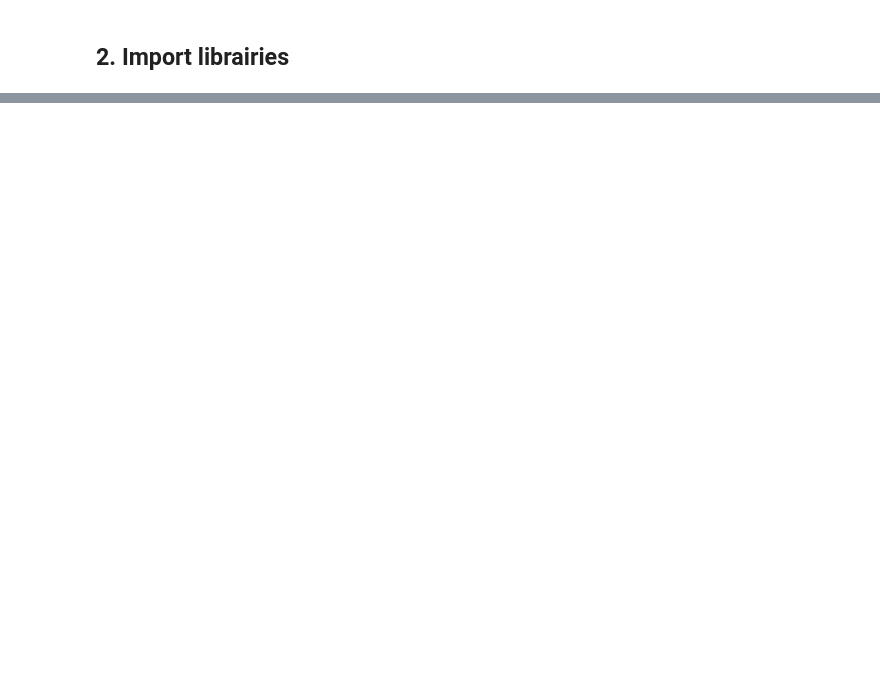
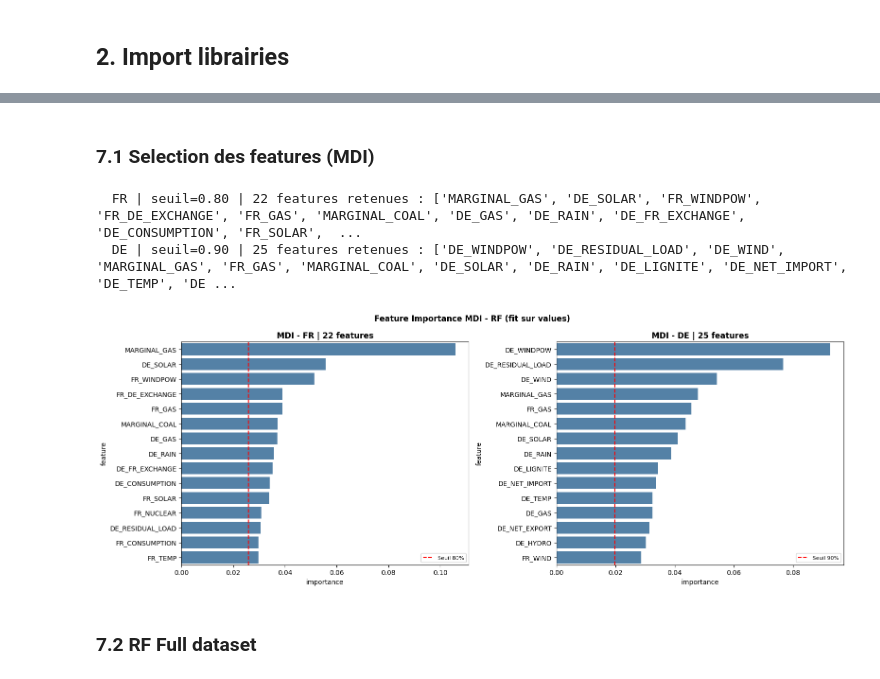
Before and after one commit to hugoser10/explaining-electricity-prices, a Jupyter notebook: main.ipynb, the cells around one changed output, grey strips where cells are left out. Drawn from its saved outputs; the diff is of its cells as text; code cells hidden in the pictures; blank space fills up the shorter version.

```diff
--- a/main.ipynb
+++ b/main.ipynb
@@ -1862,0 +665,70 @@ Les principaux enseignements :
+# %% [markdown]
+### 7.1 Selection des features (MDI)
+# %%
+THRESHOLDS = np.arange(0.50, 1.00, 0.05)
+N_ITER     = 30
+
+def select_features_mdi(X, y, thresholds=THRESHOLDS, label=''):
+    '''
+    Selectionne les features par importance MDI cumulative.
+    Seuil optimal par methode du coude sur Spearman CV (sans leakage).
+    Retourne (seuil optimal, liste des features, importance series).
+    '''
+    kf      = KFold(n_splits=5, shuffle=True, random_state=SEED)
+    res_cv  = []
+
+    for thresh in thresholds:
+        sp_folds = []
+        for tr_idx, val_idx in kf.split(X):
+            Xtr, Xval = X.iloc[tr_idx], X.iloc[val_idx]
+            ytr, yval = y.iloc[tr_idx], y.iloc[val_idx]
+            rf_s = RandomForestRegressor(n_estimators=100, random_state=SEED, n_jobs=-1)
+            rf_s.fit(Xtr, ytr)
+            imp  = pd.Series(rf_s.feature_importances_, index=X.columns).sort_values(ascending=False)
+            cum  = imp.cumsum() / imp.sum()
+            ns   = min((cum <= thresh).sum() + 1, len(imp))
+            cols = imp[imp >= imp.values[ns-1]].index.tolist()
+            rf_cv = RandomForestRegressor(n_estimators=100, random_state=SEED, n_jobs=-1)
+            rf_cv.fit(Xtr[cols], ytr)
+            sp_folds.append(spearmanr(yval, rf_cv.predict(Xval[cols])).correlation)
+        res_cv.append({'threshold': thresh, 'spearman_mean': np.mean(sp_folds)})
+
+    res_df = pd.DataFrame(res_cv)
+    opt_t  = res_df['threshold'].iloc[elbow_threshold(res_df['spearman_mean'].values)]
+
+    rf_full = RandomForestRegressor(n_estimators=200, random_state=SEED, n_jobs=-1)
+    rf_full.fit(X, y)
+    imp     = pd.Series(rf_full.feature_importances_, index=X.columns).sort_values(ascending=False)
+    cum     = imp.cumsum() / imp.sum()
+    ns      = min((cum <= opt_t).sum() + 1, len(imp))
+    feats   = imp[imp >= imp.values[ns-1]].index.tolist()
+
+    print(f"  {label} | seuil={opt_t:.2f} | {len(feats)} features retenues : {feats}")
+    return opt_t, feats, imp
+
+selected_features = {}
+fig, axes = plt.subplots(1, 2, figsize=(16, 6))
+fig.suptitle("Feature Importance MDI - RF (fit sur values)", fontweight='bold')
+
+for ax, country, X_tr, y_tr in [
+    (axes[0], 'FR', x_train_fr, y_fr_values),
+    (axes[1], 'DE', x_train_de, y_de_values),
+]:
+    opt_t, feats, imp = select_features_mdi(X_tr, y_tr, label=country)
+    selected_features[country] = feats
+    thr = imp.values[min((imp.cumsum()/imp.sum() <= opt_t).sum(), len(imp)-1)]
+
+    imp_df = imp.reset_index()
+    imp_df.columns = ['feature', 'importance']
+    sns.barplot(data=imp_df.head(15), y='feature', x='importance', ax=ax, color='steelblue')
+    ax.axvline(thr, color='red', linestyle='--', label=f'Seuil {opt_t*100:.0f}%')
+    ax.set_title(f'MDI - {country} | {len(feats)} features', fontweight='bold')
+    ax.legend(fontsize=8)
+
+plt.tight_layout(); plt.show()
+# %% [output]
+  FR | seuil=0.80 | 22 features retenues : ['MARGINAL_GAS', 'DE_SOLAR', 'FR_WINDPOW', 'FR_DE_EXCHANGE', 'FR_GAS', 'MARGINAL_COAL', 'DE_GAS', 'DE_RAIN', 'DE_FR_EXCHANGE', 'DE_CONSUMPTION', 'FR_SOLAR',  ...
+  DE | seuil=0.90 | 25 features retenues : ['DE_WINDPOW', 'DE_RESIDUAL_LOAD', 'DE_WIND', 'MARGINAL_GAS', 'FR_GAS', 'MARGINAL_COAL', 'DE_SOLAR', 'DE_RAIN', 'DE_LIGNITE', 'DE_NET_IMPORT', 'DE_TEMP', 'DE ...
+[figure, added]
+# %% [markdown]
+### 7.2 RF Full dataset
```
Also changed, not shown: parts of 126 cells of this notebook, 23 other files.
